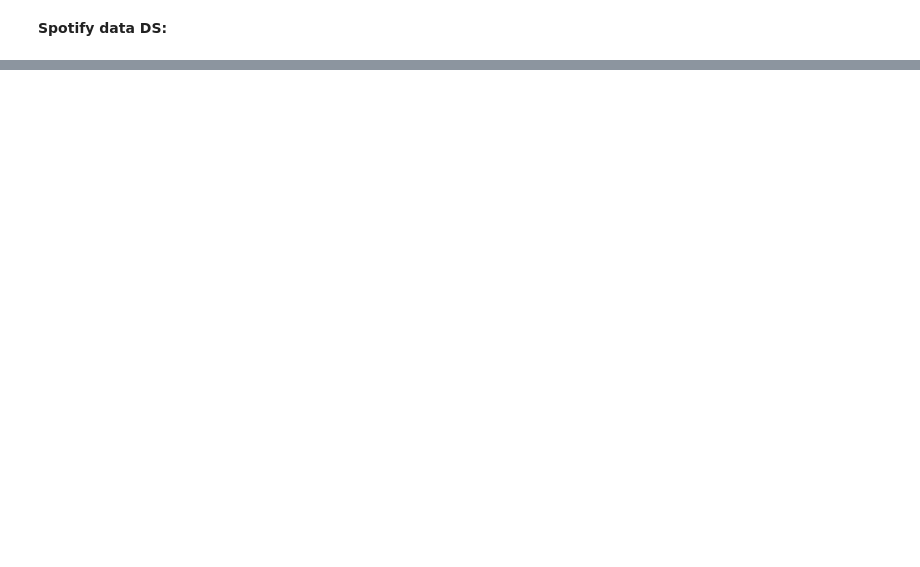
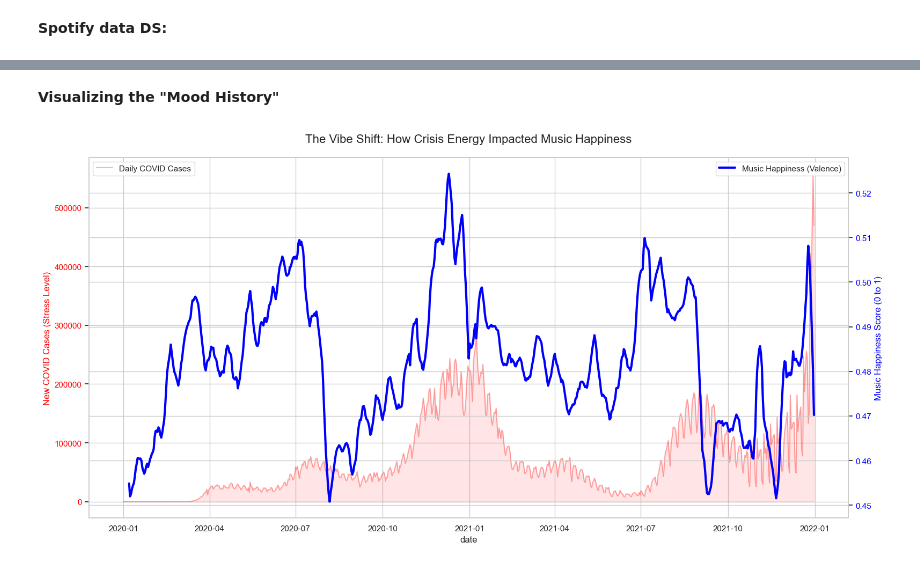
Before and after one commit to almendraapolaya/mood-history-generator, a Jupyter notebook: mood_history_generator.ipynb, the cells around one changed output, grey strips where cells are left out. Cells and saved outputs as stored; diff of their text form; code cells hidden in the pictures; blank space fills up the shorter version.

```diff
--- a/mood_history_generator.ipynb
+++ b/mood_history_generator.ipynb
@@ -33,3 +43,13 @@ COVID Data Loaded!
 # %%
-print(covid_df.tail())
+# missing values and fill them with 0
+covid_df['new_confirmed'] = covid_df['new_confirmed'].fillna(0)
+covid_df['new_deceased'] = covid_df['new_deceased'].fillna(0)
+
+# Group by 'date' to get the TOTAL cases/deaths per day
+covid_daily = covid_df.groupby('date')[['new_confirmed', 'new_deceased']].sum().reset_index()
+
+print("--- COVID Data Preprocessed & Grouped ---")
+print(covid_daily.head())
+
+print(f"Total days in dataset: {len(covid_daily)}")
 # %% [output]
@@ -101,0 +144,6 @@ Master Table Created!
+# %%
+master_df = pd.merge(spotify_daily, covid_daily, on='date', how='inner')
+
+print("--- Master Dataset Successfully Preprocessed ---")
+print(master_df.head())
+print(f"Final Count: {len(master_df)} days of overlapping data.")
@@ -101,0 +209,36 @@ Master Table Created!
+# %% [markdown]
+**Visualizing the "Mood History"**
+# %%
+sns.set_theme(style="whitegrid")
+plt.figure(figsize=(16, 8))
+
+#the Crisis Intensity (New COVID Cases) - The 'Background Energy'
+ax1 = plt.gca() # Get current axis
+sns.lineplot(data=master_df, x='date', y='new_confirmed', ax=ax1,
+             color='red', label='Daily COVID Cases', alpha=0.3)
+
+ax1.fill_between(master_df['date'], master_df['new_confirmed'], color='red', alpha=0.1)
+ax1.set_ylabel('New COVID Cases (Stress Level)', color='red', fontsize=12)
+ax1.tick_params(axis='y', labelcolor='red')
+
+# Second axis for Music Happiness (Valence) - The 'Vibe'
+ax2 = ax1.twinx()
+
+#Removing the 'noise' of weekend vs weekday and shows the true trend
+master_df['valence_smooth'] = master_df['af_valence'].rolling(window=7).mean()
+
+sns.lineplot(data=master_df, x='date', y='valence_smooth', ax=ax2,
+             color='blue', linewidth=3, label='Music Happiness (Valence)')
+
+ax2.set_ylabel('Music Happiness Score (0 to 1)', color='blue', fontsize=12)
+ax2.tick_params(axis='y', labelcolor='blue')
+
+plt.title('The Vibe Shift: How Crisis Energy Impacted Music Happiness', fontsize=16, pad=20)
+ax1.legend(loc='upper left')
+ax2.legend(loc='upper right')
+
+plt.tight_layout()
+plt.savefig('vibe_shift_analysis.png')
+plt.show()
+# %% [output]
+[figure, added]
```
Also changed, not shown: parts of 22 cells of this notebook, 2 other files.
